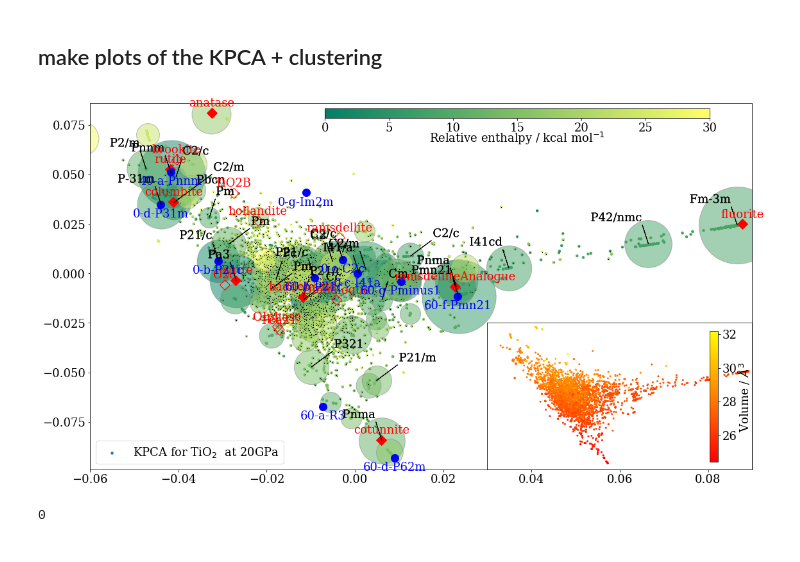
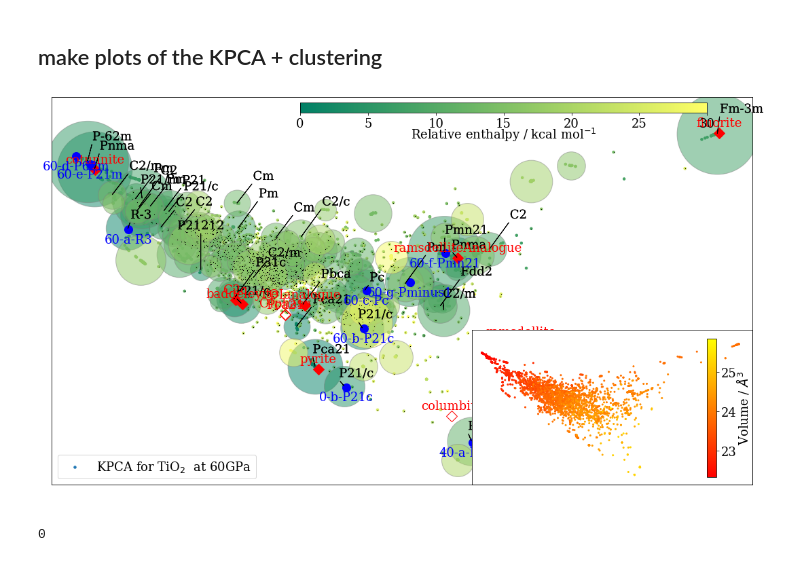
Before and after one commit to BingqingCheng/ASAP, a Jupyter notebook: notebooks/TiO2-ASAP.ipynb, the cells around one changed output. Drawn from its saved outputs; the diff is of its cells as text; code cells hidden in the pictures.

```diff
--- a/notebooks/TiO2-ASAP.ipynb
+++ b/notebooks/TiO2-ASAP.ipynb
@@ -29,7 +29,7 @@ kb2kcalmol = 0.0019872036 # kb*K to kcal_mol
 # %%
 from ase.io import read,write
 # %%
-press="20"
+press="60"
 foldername = "P-"+press+"GPa/"
 # %%
 # load the known structures
@@ -362,24 +374,29 @@ cbar.ax.set_xlabel('Relative enthalpy / kcal mol$^{-1}$',labelpad=-5)
 cluster_colors = [cmap(cluster_avg_enthalpy[each]/maxe)
           for each in unique_labels]
 for k, col in zip(unique_labels, cluster_colors):
+    ms = 20.0*(np.log(cluster_size[k]))
     if (k >=0 and cluster_size[k]>4):
         ax.plot(cluster_x[k],cluster_y[k], 'o', markerfacecolor=tuple(col), alpha =0.5,
-            markeredgecolor='gray', markersize=20.0*(np.log(cluster_size[k])))
+            markeredgecolor='gray', markersize=ms)
         #print (cluster_x[k],cluster_y[k],cluster_size[k])
         # symmetry
         if (cluster_size[k]> 15 and cluster_avg_enthalpy[k]< 15
             and cluster_symmetry[k] != 'P-1' and cluster_symmetry[k] != 'P1') :
             txt = ax.annotate(cluster_symmetry[k], xy=(cluster_x[k],cluster_y[k]),
-                         xytext=(-10,40), textcoords='offset points', color='black',
-                      horizontalalignment='right', verticalalignment='center',
+                         xytext=(0.3*ms,0.3*ms),
+                     textcoords='offset points', color='black',
+                      horizontalalignment='center', verticalalignment='center',
                          arrowprops=dict(width=0.01, facecolor='blue', headlength=0.01, headwidth=0.01))
+
             txt.set_path_effects([
                 PathEffects.Stroke(linewidth=20, foreground='none'),
                 PathEffects.Normal()])
-        elif (cluster_size[k]> 7 and cluster_avg_enthalpy[k]< 15
+
+        elif (cluster_size[k]> 5 and cluster_avg_enthalpy[k]< 15
             and cluster_symmetry[k] != 'P-1' and cluster_symmetry[k] != 'P1') :
             txt = ax.annotate(cluster_symmetry[k], xy=(cluster_x[k],cluster_y[k]),
-                         xytext=(35,35), textcoords='offset points', color='black',
+                         xytext=(ms*0.6,ms*1.0),
+                        textcoords='offset points', color='black',
                       horizontalalignment='left', verticalalignment='center',
                          arrowprops=dict(width=0.01, facecolor='blue', headlength=0.01, headwidth=0.01))
             txt.set_path_effects([
@@ -389,8 +406,9 @@ for k, col in zip(unique_labels, cluster_colors):
         elif (cluster_size[k]> 2 and cluster_avg_enthalpy[k]< 10
             and cluster_symmetry[k] != 'P-1' and cluster_symmetry[k] != 'P1') :
             txt = ax.annotate(cluster_symmetry[k], xy=(cluster_x[k],cluster_y[k]),
-                         xytext=(10,40), textcoords='offset points', color='black',
-                      horizontalalignment='left', verticalalignment='center',
+                          xytext=(0,ms*2),
+                            textcoords='offset points', color='black',
+                      horizontalalignment='center', verticalalignment='center',
                          arrowprops=dict(width=0.01, facecolor='blue', headlength=0.01, headwidth=0.01))
             txt.set_path_effects([
                 PathEffects.Stroke(linewidth=20, foreground='none'),
@@ -431,10 +449,13 @@ for i in range(ndictknownframes+1,ndict):
 
 axislimitat0Gpa = [[-0.095,0.08],[-0.09,0.086]]
 axislimitat20Gpa = [[-0.06,0.09],[-0.099,0.086]]
-al = axislimitat20Gpa
+axislimitat40Gpa = [[-0.06,0.09],[-0.08,0.056]]
+axislimitat60Gpa = [[-0.05,0.089],[-0.075,0.045]]
+
+al = axislimitat60Gpa
 ax.set_xlim(al[0][0],al[0][1])
 ax.set_ylim(al[1][0],al[1][1])
-"""
+
 ax.tick_params(
     axis='x',       # changes apply to the x-axis
     which='both',      # both major and minor ticks are affected
@@ -447,7 +468,7 @@ ax.tick_params(
     left=False,      # ticks along the bottom edge are off
     right=False,         # ticks along the top edge are off
     labelleft=False) # labels along the bottom edge are off
-"""
+
 
 #plt.tight_layout()
 
@@ -456,34 +477,34 @@ subpos = [0.6,0.00,0.4,0.4]
 subax = plot_styles.add_subplot_axes(ax,subpos)
 
 cset2 = subax.scatter(proj[ndict:, d[0]], proj[ndict:, d[1]],  c=volume[:],
             cmap='autumn', marker='o', s=4)
 
 subax.tick_params(
     axis='x',       # changes apply to the x-axis
     which='both',      # both major and minor ticks are affected
     bottom=False,      # ticks along the bottom edge are off
     top=False,         # ticks along the top edge are off
     labelbottom=False) # labels along the bottom edge are off
 subax.tick_params(
     axis='y',       # changes apply to the x-axis
     which='both',      # both major and minor ticks are affected
     left=False,      # ticks along the bottom edge are off
     right=False,         # ticks along the top edge are off
     labelleft=False) # labels along the bottom edge are off
 subax.set_xlim(al[0][0],al[0][1])
 subax.set_ylim(al[1][0],al[1][1])
 subcbaxes = fig.add_axes([0.85, 0.14, 0.01, 0.27])
 subcbar=fig.colorbar(cset2, cax=subcbaxes)
 subcbar.ax.set_ylabel('Volume / $\AA^3$',labelpad=-2)
 
 #plt.title('KPCA and clustering at '+press+' GPa')
 fig.set_size_inches(18.5, 10.5)
 
 #plt.tight_layout()
 
 fig.savefig('figures/KPCA-cluster-'+press+'GPa-v2.png', transparent=True)
 # %% [output]
-[figure, old version]
+[figure, new version]
 # %%
 from asaplib.cluster import output_cluster, output_cluster_sort
 
```
Also changed, not shown: parts of 29 cells of this notebook.
